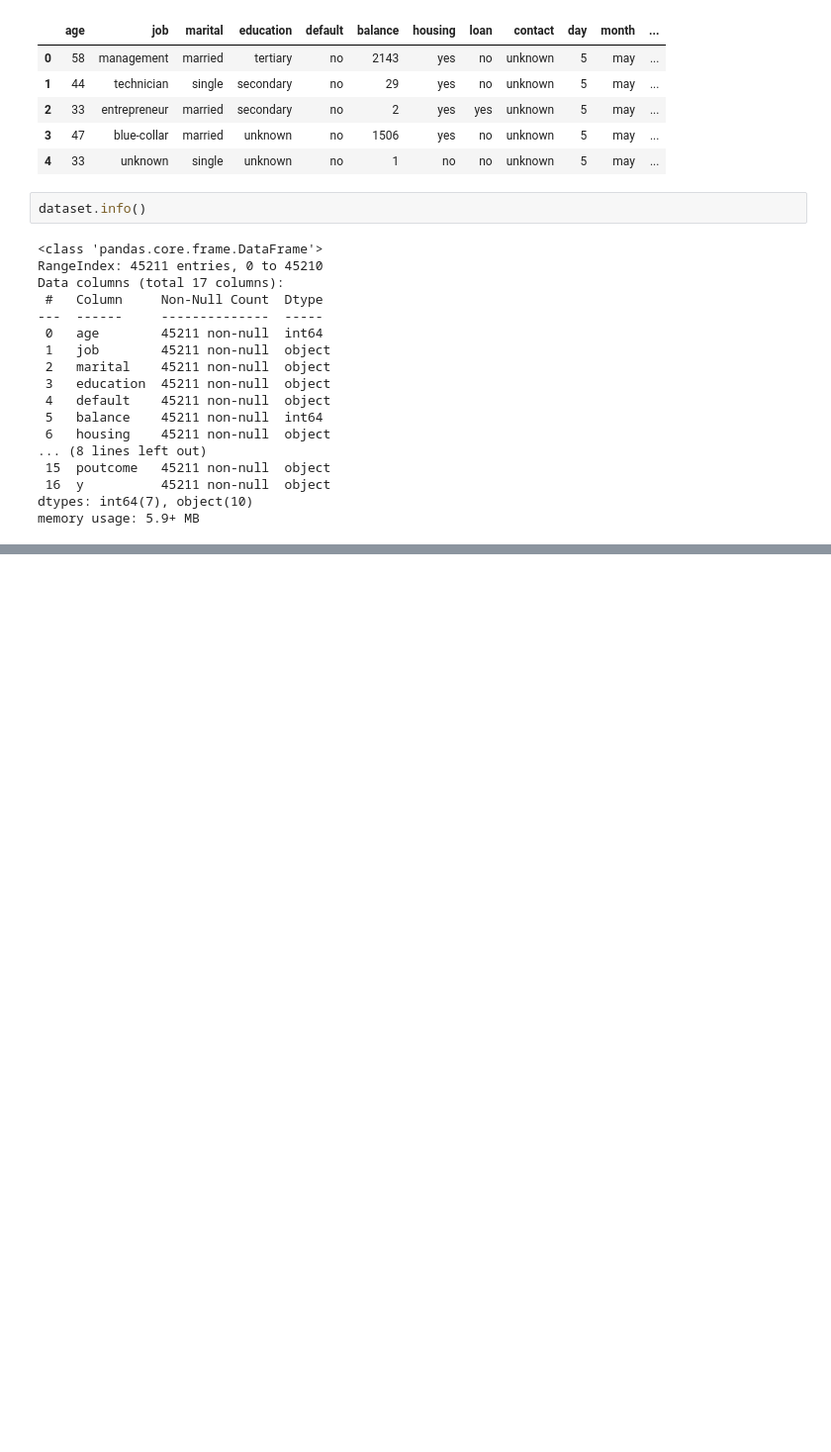
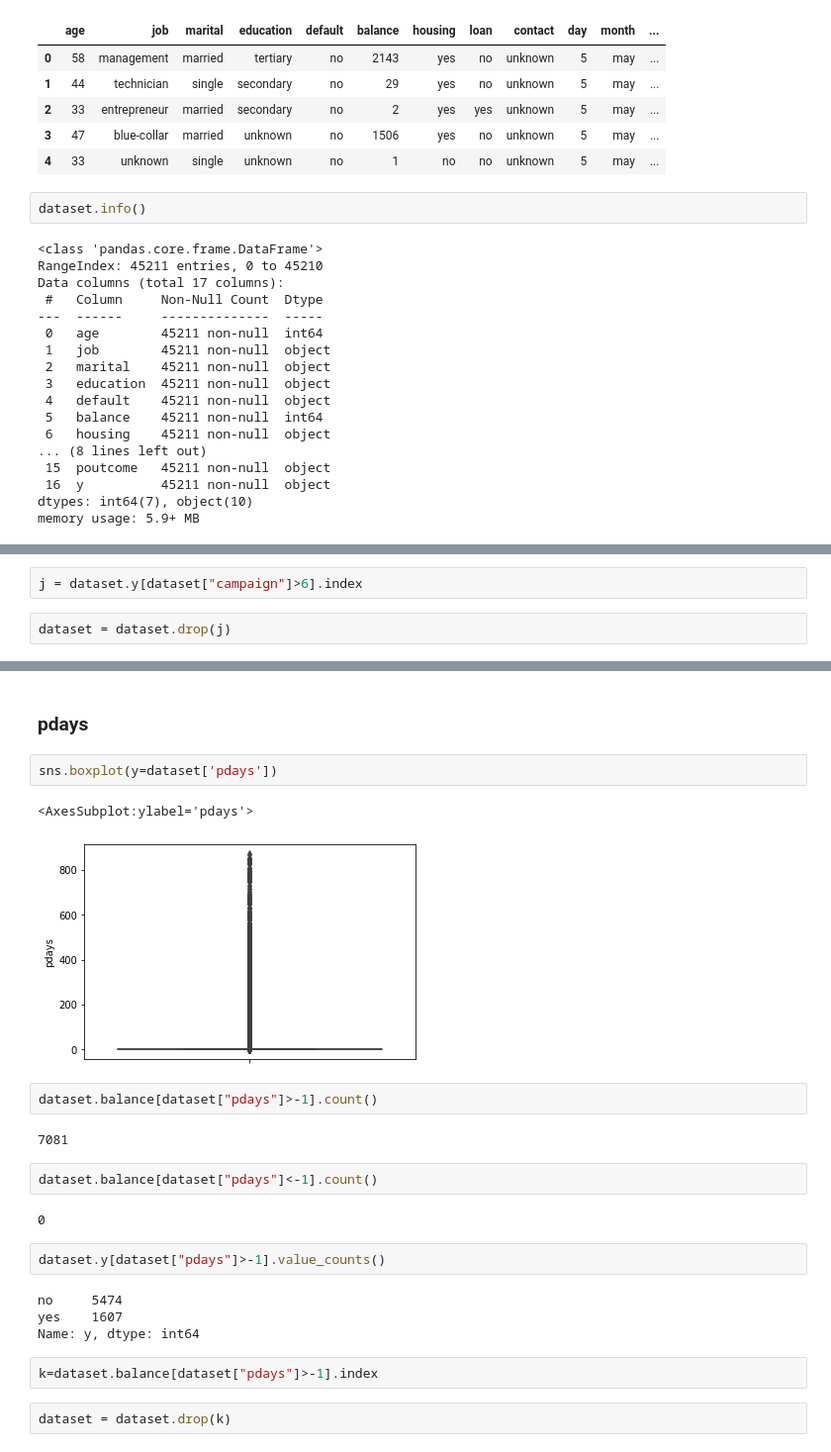
Before and after one commit to arkahood/marketing-dataset-classification, a Jupyter notebook: marketing.ipynb, the cells around one changed output, grey strips where cells are left out. Shown at 99% size. Drawn from its saved outputs; the diff is of its cells as text; blank space fills up the shorter version.

```diff
--- a/marketing.ipynb
+++ b/marketing.ipynb
@@ -42,0 +171,4 @@ memory usage: 5.9+ MB
+# %%
+j = dataset.y[dataset["campaign"]>6].index
+# %%
+dataset = dataset.drop(j)
@@ -42,0 +195,25 @@ memory usage: 5.9+ MB
+# %% [markdown]
+### pdays
+# %%
+sns.boxplot(y=dataset['pdays'])
+# %% [output]
+<AxesSubplot:ylabel='pdays'>
+[figure, added]
+# %%
+dataset.balance[dataset["pdays"]>-1].count()
+# %% [output]
+7081
+# %%
+dataset.balance[dataset["pdays"]<-1].count()
+# %% [output]
+0
+# %%
+dataset.y[dataset["pdays"]>-1].value_counts()
+# %% [output]
+no     5474
+yes    1607
+Name: y, dtype: int64
+# %%
+k=dataset.balance[dataset["pdays"]>-1].index
+# %%
+dataset = dataset.drop(k)
```
Also changed, not shown: parts of 49 cells of this notebook.
